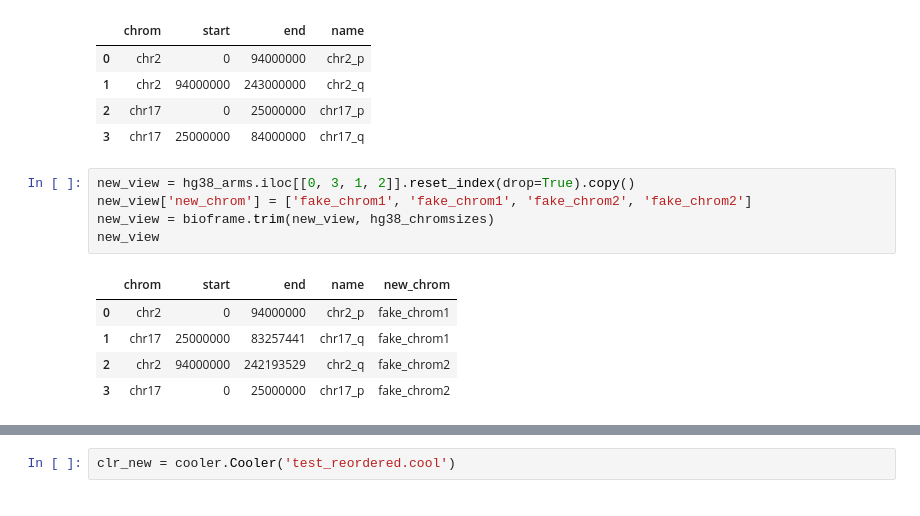
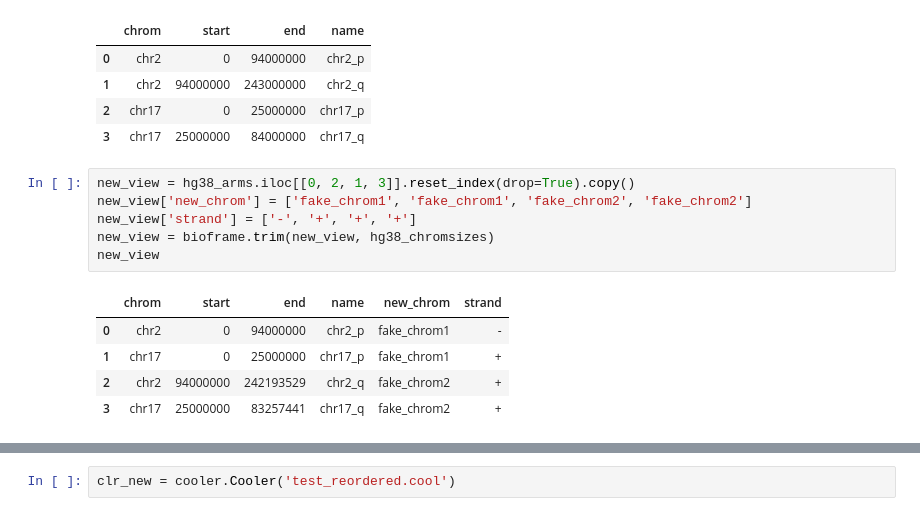
Before and after one commit to open2c/cooltools, a Jupyter notebook: cooltools/sandbox/reorder_cooler_example.ipynb, the cells around one changed output, grey strips where cells are left out. Drawn from its saved outputs; the diff is of its cells as text.

```diff
--- a/cooltools/sandbox/reorder_cooler_example.ipynb
+++ b/cooltools/sandbox/reorder_cooler_example.ipynb
@@ -31,16 +31,17 @@ hg38_arms
 | 2 | chr17 | 0 | 25000000 | chr17_p |
 | 3 | chr17 | 25000000 | 84000000 | chr17_q |
 # %%
-new_view = hg38_arms.iloc[[0, 3, 1, 2]].reset_index(drop=True).copy()
+new_view = hg38_arms.iloc[[0, 2, 1, 3]].reset_index(drop=True).copy()
 new_view['new_chrom'] = ['fake_chrom1', 'fake_chrom1', 'fake_chrom2', 'fake_chrom2']
+new_view['strand'] = ['-', '+', '+', '+']
 new_view = bioframe.trim(new_view, hg38_chromsizes)
 new_view
 # %% [output]
-|  | chrom | start | end | name | new_chrom |
-| 0 | chr2 | 0 | 94000000 | chr2_p | fake_chrom1 |
-| 1 | chr17 | 25000000 | 83257441 | chr17_q | fake_chrom1 |
-| 2 | chr2 | 94000000 | 242193529 | chr2_q | fake_chrom2 |
-| 3 | chr17 | 0 | 25000000 | chr17_p | fake_chrom2 |
+|  | chrom | start | end | name | new_chrom | strand |
+| 0 | chr2 | 0 | 94000000 | chr2_p | fake_chrom1 | - |
+| 1 | chr17 | 0 | 25000000 | chr17_p | fake_chrom1 | + |
+| 2 | chr2 | 94000000 | 242193529 | chr2_q | fake_chrom2 | + |
+| 3 | chr17 | 25000000 | 83257441 | chr17_q | fake_chrom2 | + |
 # %%
 reorder_cooler(clr, new_view, 'test_reordered.cool')
 # %% [output]
```
Also changed, not shown: parts of 5 cells of this notebook, 1 other file.
